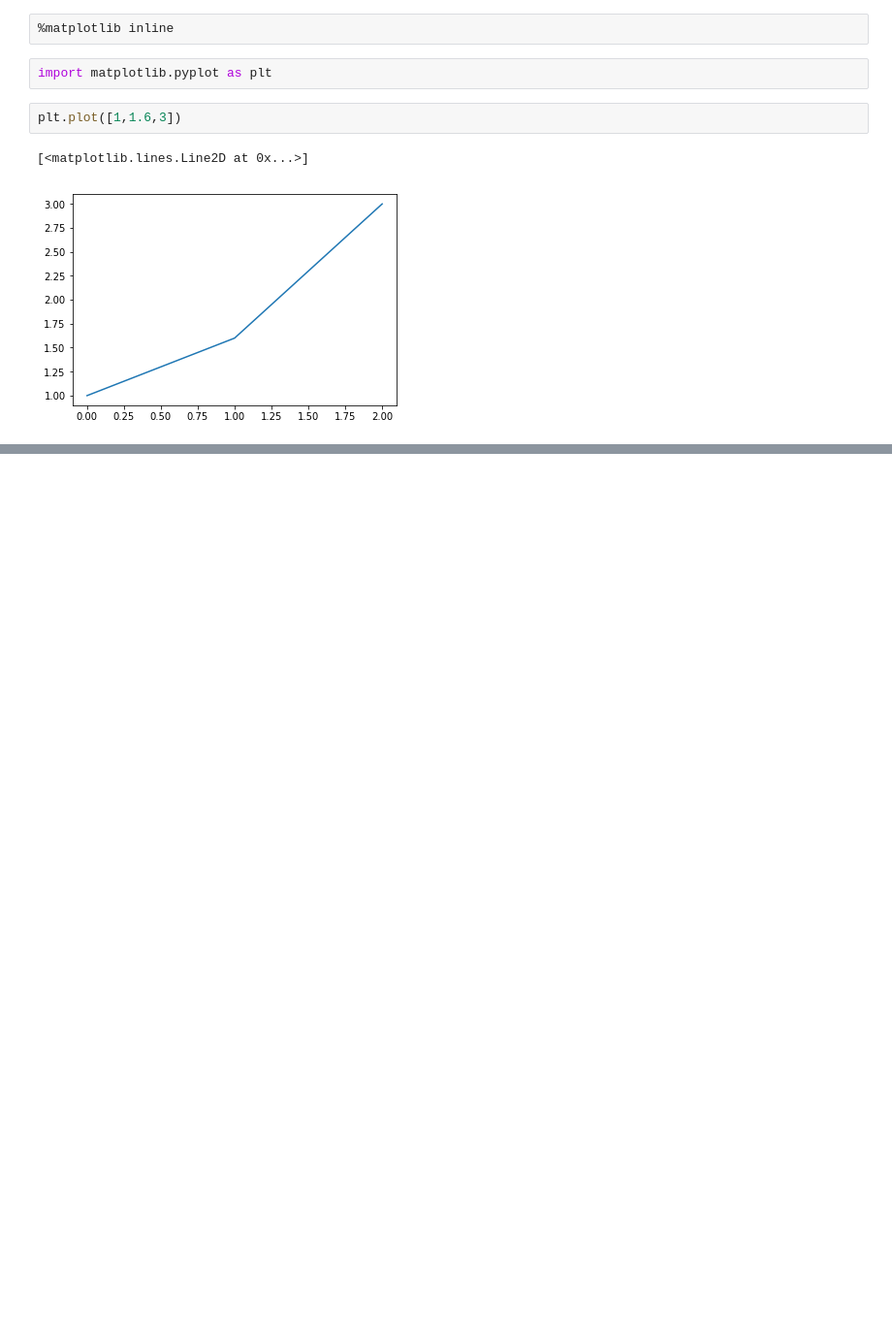
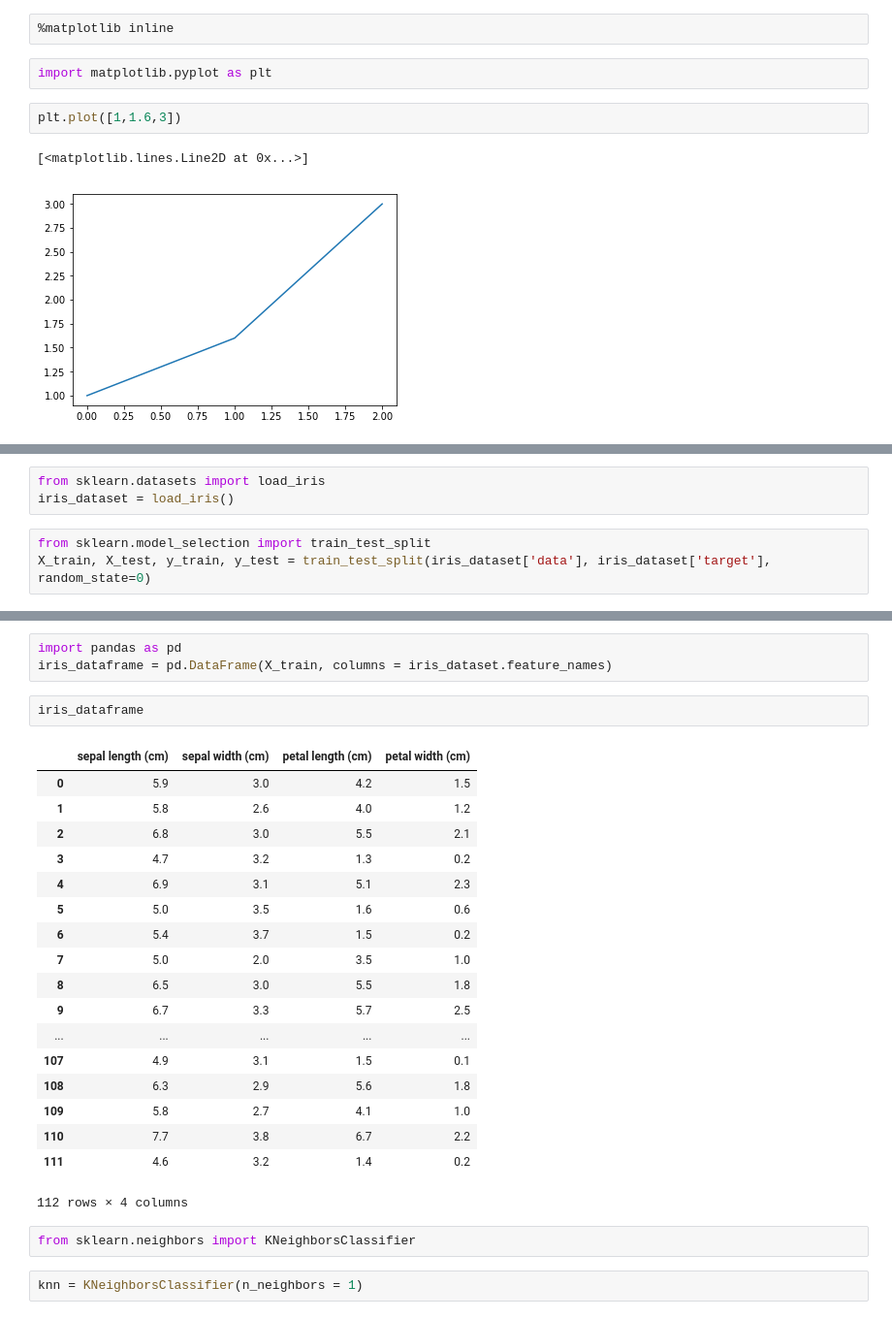
Before and after one commit to liweinan/machine-learning-practices, a Jupyter notebook: machine-learning-with-python.ipynb, the cells around one changed output, grey strips where cells are left out. Shown at 97% size. Cells and saved outputs as stored; diff of their text form; blank space fills up the shorter version.

```diff
--- a/machine-learning-with-python.ipynb
+++ b/machine-learning-with-python.ipynb
@@ -116,0 +128,6 @@ plt.plot([1,1.6,3])
+# %%
+from sklearn.datasets import load_iris
+iris_dataset = load_iris()
+# %%
+from sklearn.model_selection import train_test_split
+X_train, X_test, y_train, y_test = train_test_split(iris_dataset['data'], iris_dataset['target'], random_state=0)
@@ -116,0 +154,28 @@ plt.plot([1,1.6,3])
+# %%
+import pandas as pd
+iris_dataframe = pd.DataFrame(X_train, columns = iris_dataset.feature_names)
+# %%
+iris_dataframe
+# %% [output]
+|  | sepal length (cm) | sepal width (cm) | petal length (cm) | petal width (cm) |
+| 0 | 5.9 | 3.0 | 4.2 | 1.5 |
+| 1 | 5.8 | 2.6 | 4.0 | 1.2 |
+| 2 | 6.8 | 3.0 | 5.5 | 2.1 |
+| 3 | 4.7 | 3.2 | 1.3 | 0.2 |
+| 4 | 6.9 | 3.1 | 5.1 | 2.3 |
+| 5 | 5.0 | 3.5 | 1.6 | 0.6 |
+| 6 | 5.4 | 3.7 | 1.5 | 0.2 |
+| 7 | 5.0 | 2.0 | 3.5 | 1.0 |
+| 8 | 6.5 | 3.0 | 5.5 | 1.8 |
+| 9 | 6.7 | 3.3 | 5.7 | 2.5 |
+| ... | ... | ... | ... | ... |
+| 107 | 4.9 | 3.1 | 1.5 | 0.1 |
+| 108 | 6.3 | 2.9 | 5.6 | 1.8 |
+| 109 | 5.8 | 2.7 | 4.1 | 1.0 |
+| 110 | 7.7 | 3.8 | 6.7 | 2.2 |
+| 111 | 4.6 | 3.2 | 1.4 | 0.2 |
+112 rows × 4 columns
+# %%
+from sklearn.neighbors import KNeighborsClassifier
+# %%
+knn = KNeighborsClassifier(n_neighbors = 1)
```
Also changed, not shown: parts of 6 cells of this notebook, 4 other files.
